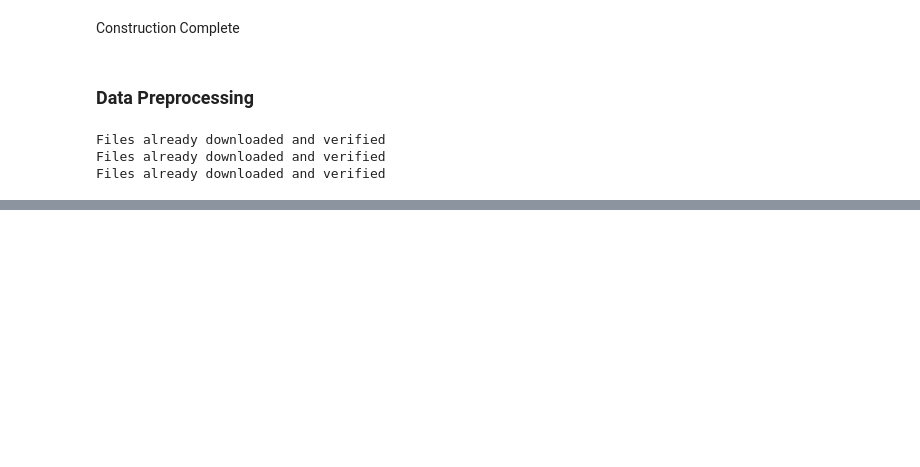
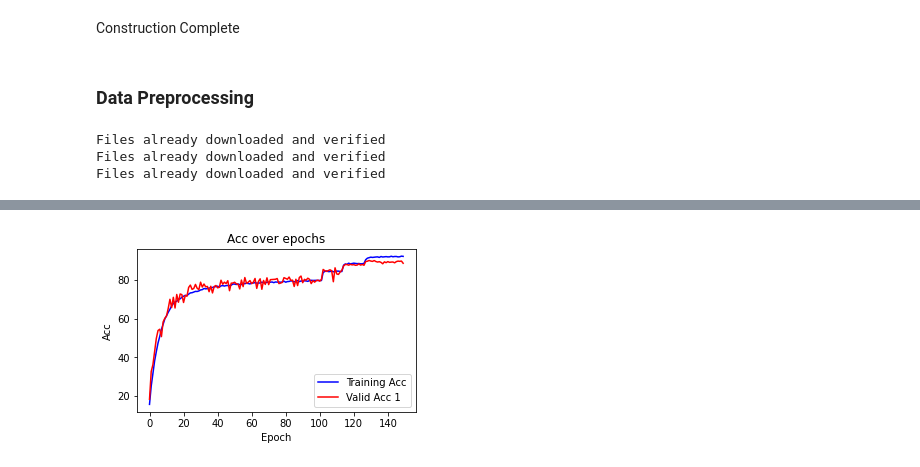
Before and after one commit to kocavs/DL_MiniProject, a Jupyter notebook: DL_Mini_Proj.ipynb, the cells around one changed output, grey strips where cells are left out. Cells and saved outputs as stored; diff of their text form; code cells hidden in the pictures; blank space fills up the shorter version.

```diff
--- a/DL_Mini_Proj.ipynb
+++ b/DL_Mini_Proj.ipynb
@@ -354,0 +381,4 @@ Accuracy:  10.0
+# %%
+plot_figure(train_acc_list, test_acc_list, 'Acc')
+# %% [output]
+[figure, added]
```
Also changed, not shown: parts of 18 cells of this notebook, 1 other file.
